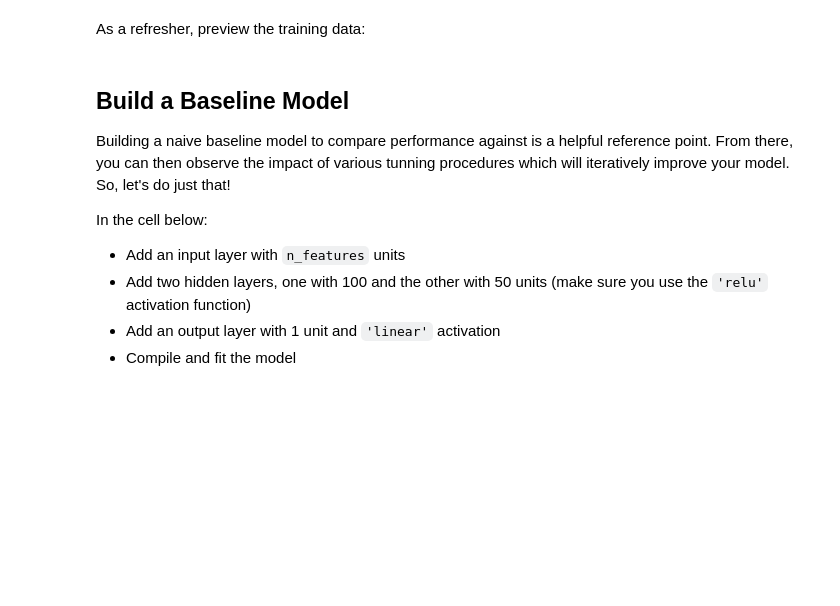
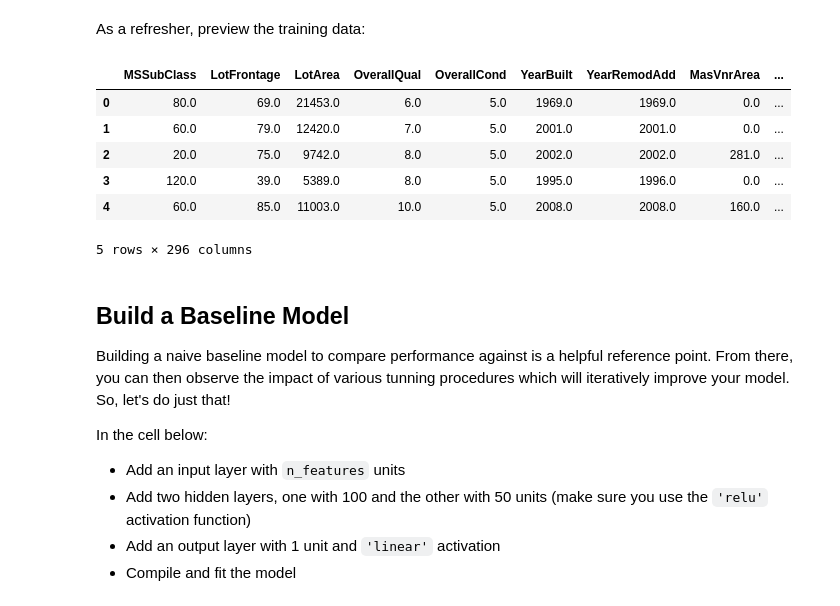
Before and after one commit to learn-co-curriculum/dsc-tuning-neural-networks-with-normalization-lab-v2-1, a Jupyter notebook: index.ipynb, the cells around one changed output. Cells and saved outputs as stored; diff of their text form; code cells hidden in the pictures; blank space fills up the shorter version.

```diff
--- a/index.ipynb
+++ b/index.ipynb
@@ -56,16 +71,53 @@ X_val_cat = pd.read_csv('data/X_val_cat.csv')
 y_train = pd.read_csv('data/y_train.csv')
 y_test = pd.read_csv('data/y_test.csv')
 y_val = pd.read_csv('data/y_val.csv')
+# %%
+# __SOLUTION__
+# Load all numeric features
+X_train_numeric = pd.read_csv('data/X_train_numeric.csv')
+X_test_numeric = pd.read_csv('data/X_test_numeric.csv')
+X_val_numeric = pd.read_csv('data/X_val_numeric.csv')
+
+# Load all categorical features
+X_train_cat = pd.read_csv('data/X_train_cat.csv')
+X_test_cat = pd.read_csv('data/X_test_cat.csv')
+X_val_cat = pd.read_csv('data/X_val_cat.csv')
+
+# Load all targets
+y_train = pd.read_csv('data/y_train.csv')
+y_test = pd.read_csv('data/y_test.csv')
+y_val = pd.read_csv('data/y_val.csv')
 # %%
 # Combine all features
 X_train = None
 X_val = None
 X_test = None
+# %%
+# __SOLUTION__
+# Combine all features
+X_train = pd.concat([X_train_numeric, X_train_cat], axis=1)
+X_val = pd.concat([X_val_numeric, X_val_cat], axis=1)
+X_test = pd.concat([X_test_numeric, X_test_cat], axis=1)
+
+# Number of features
+n_features = X_train.shape[1]
 # %% [markdown]
 As a refresher, preview the training data:
 # %%
 # Preview the data
 X_train.head()
+# %%
+# __SOLUTION__
+# Preview the data
+X_train.head()
+# %% [output]
+|  | MSSubClass | LotFrontage | LotArea | OverallQual | OverallCond | YearBuilt | YearRemodAdd | MasVnrArea | ... |
+| 0 | 80.0 | 69.0 | 21453.0 | 6.0 | 5.0 | 1969.0 | 1969.0 | 0.0 | ... |
+| 1 | 60.0 | 79.0 | 12420.0 | 7.0 | 5.0 | 2001.0 | 2001.0 | 0.0 | ... |
+| 2 | 20.0 | 75.0 | 9742.0 | 8.0 | 5.0 | 2002.0 | 2002.0 | 281.0 | ... |
+| 3 | 120.0 | 39.0 | 5389.0 | 8.0 | 5.0 | 1995.0 | 1996.0 | 0.0 | ... |
+| 4 | 60.0 | 85.0 | 11003.0 | 10.0 | 5.0 | 2008.0 | 2008.0 | 160.0 | ... |
+5 rows × 296 columns
 # %% [markdown]
 ## Build a Baseline Model
 
```
Also changed, not shown: parts of 36 cells of this notebook, 1 other file.
